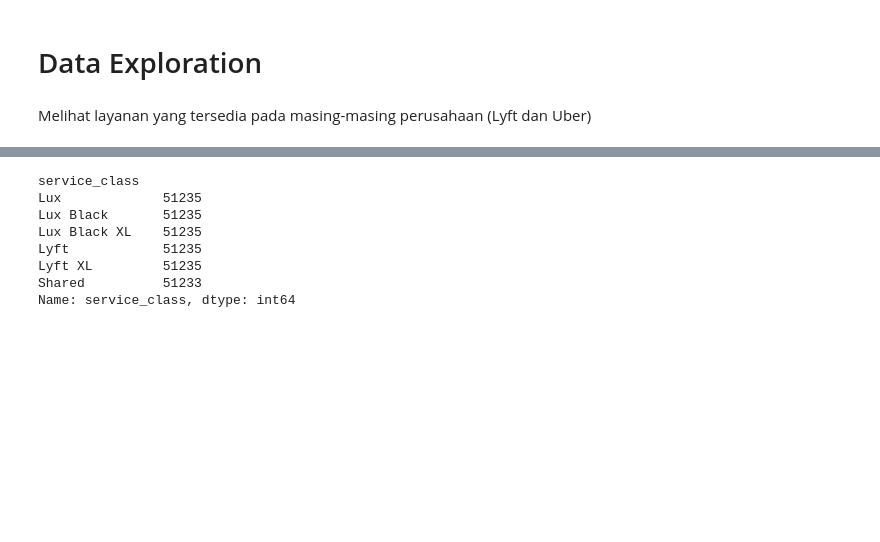
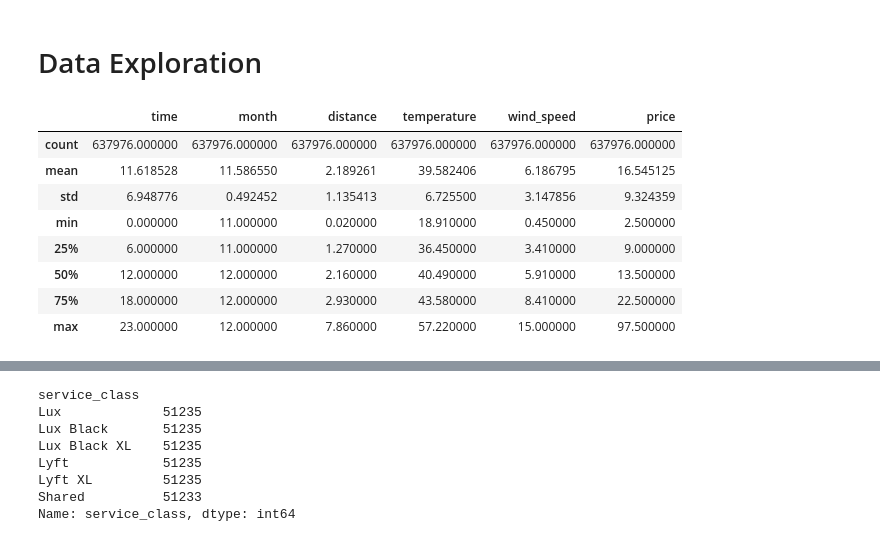
Before and after one commit to HelennaConstantia/PYTN_Kampus-Merdeka_FP1, a Jupyter notebook: PYTN_KampusMerdeka_fp1_Helenna Constantia.ipynb, the cells around one changed output, grey strips where cells are left out. Cells and saved outputs as stored; diff of their text form; code cells hidden in the pictures; blank space fills up the shorter version.

```diff
--- a/PYTN_KampusMerdeka_fp1_Helenna Constantia.ipynb
+++ b/PYTN_KampusMerdeka_fp1_Helenna Constantia.ipynb
@@ -174,5 +160,16 @@ df_for_LR.head(3)
 | 2 | Lyft | Lyft | 1 | 11 | 0.44 | 38.33 | Clear | 7.33 | 7.0 |
 # %% [markdown]
 # Data Exploration
-# %% [markdown]
-Melihat layanan yang tersedia pada masing-masing perusahaan (Lyft dan Uber)
+# %%
+#Melihat deskripsi statistik singkat data yang digunakan
+df_for_LR.describe()
+# %% [output]
+|  | time | month | distance | temperature | wind_speed | price |
+| count | 637976.000000 | 637976.000000 | 637976.000000 | 637976.000000 | 637976.000000 | 637976.000000 |
+| mean | 11.618528 | 11.586550 | 2.189261 | 39.582406 | 6.186795 | 16.545125 |
+| std | 6.948776 | 0.492452 | 1.135413 | 6.725500 | 3.147856 | 9.324359 |
+| min | 0.000000 | 11.000000 | 0.020000 | 18.910000 | 0.450000 | 2.500000 |
+| 25% | 6.000000 | 11.000000 | 1.270000 | 36.450000 | 3.410000 | 9.000000 |
+| 50% | 12.000000 | 12.000000 | 2.160000 | 40.490000 | 5.910000 | 13.500000 |
+| 75% | 18.000000 | 12.000000 | 2.930000 | 43.580000 | 8.410000 | 22.500000 |
+| max | 23.000000 | 12.000000 | 7.860000 | 57.220000 | 15.000000 | 97.500000 |
```
Also changed, not shown: parts of 12 cells of this notebook.
